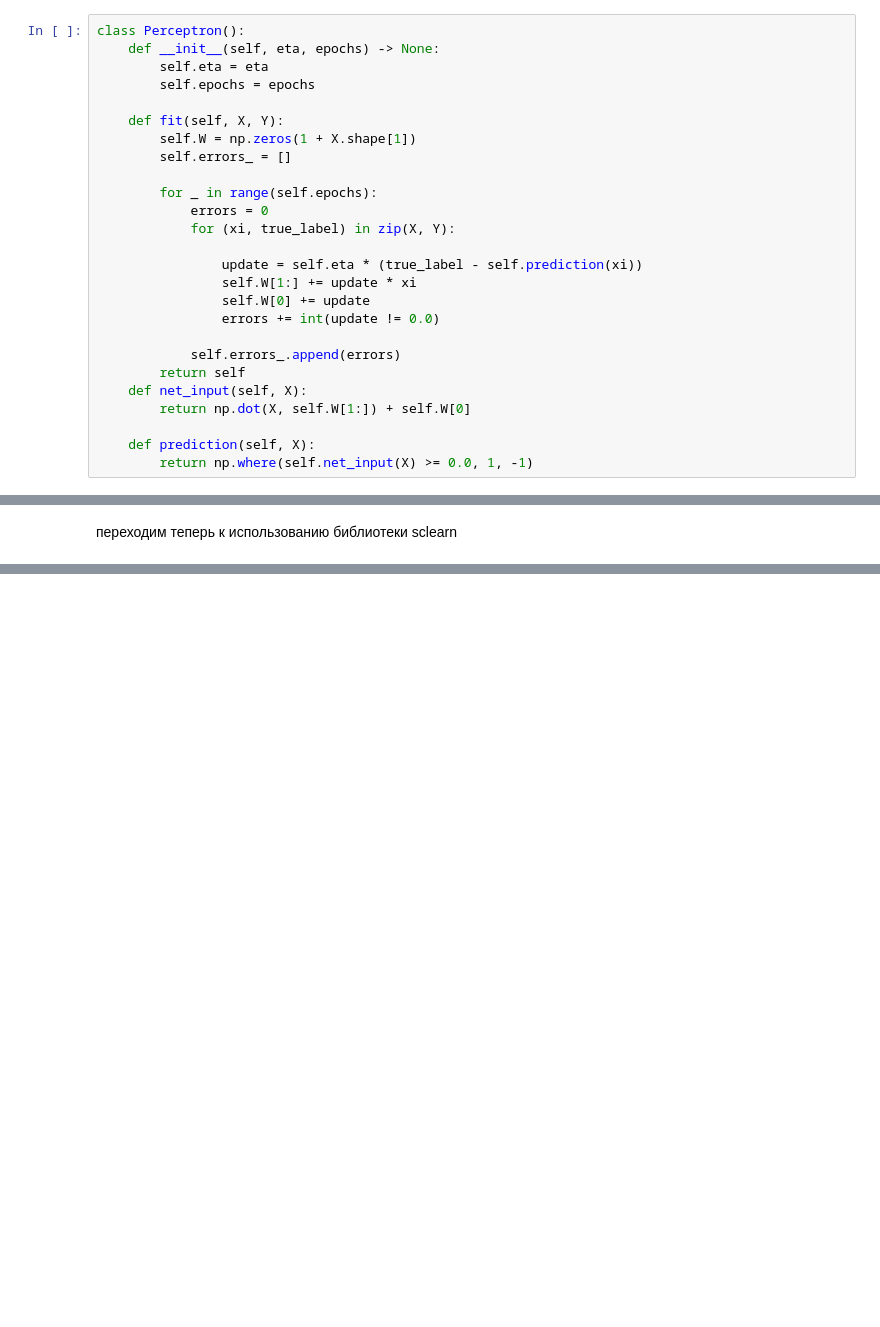
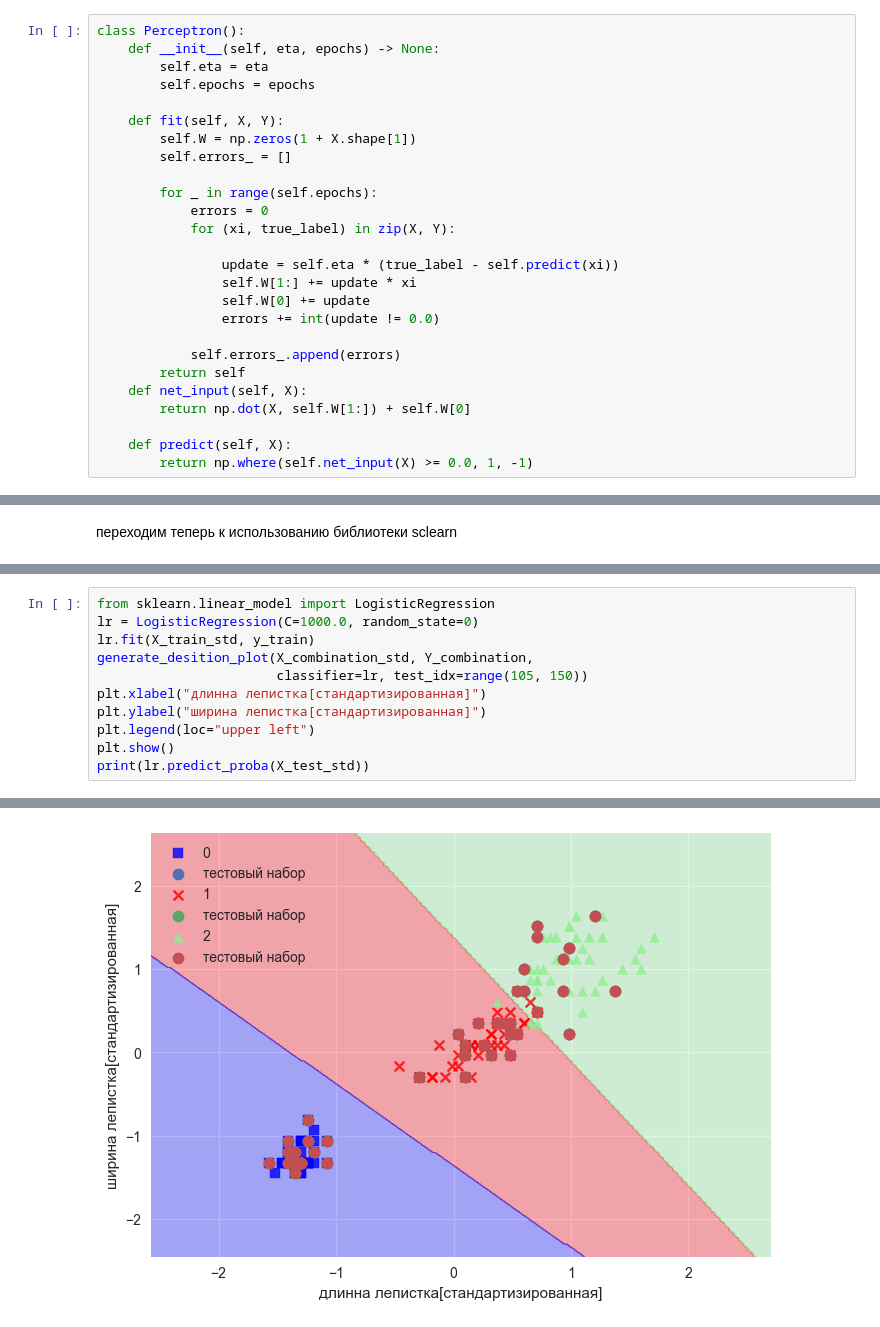
Before and after one commit to Asdergh/Drone_kit, a Jupyter notebook: Untitled-1.ipynb, the cells around one changed output, grey strips where cells are left out. Cells and saved outputs as stored; diff of their text form; blank space fills up the shorter version.

```diff
--- a/Untitled-1.ipynb
+++ b/Untitled-1.ipynb
@@ -29,7 +29,7 @@ class Perceptron():
             errors = 0
             for (xi, true_label) in zip(X, Y):
 
-                update = self.eta * (true_label - self.prediction(xi))
+                update = self.eta * (true_label - self.predict(xi))
                 self.W[1:] += update * xi
                 self.W[0] += update
                 errors += int(update != 0.0)
@@ -39,7 +39,7 @@ class Perceptron():
     def net_input(self, X):
         return np.dot(X, self.W[1:]) + self.W[0]
 
-    def prediction(self, X):
+    def predict(self, X):
         return np.where(self.net_input(X) >= 0.0, 1, -1)
 # %%
 url = "iris.data"
@@ -351,0 +390,12 @@ plt.show()
+# %%
+from sklearn.linear_model import LogisticRegression
+lr = LogisticRegression(C=1000.0, random_state=0)
+lr.fit(X_train_std, y_train)
+generate_desition_plot(X_combination_std, Y_combination,
+                       classifier=lr, test_idx=range(105, 150))
+plt.xlabel("длинна лепистка[стандартизированная]")
+plt.ylabel("ширина лепистка[стандартизированная]")
+plt.legend(loc="upper left")
+plt.show()
+print(lr.predict_proba(X_test_std))
+# %% [output]
@@ -351,0 +413 @@ plt.show()
+[figure, added]
```
Also changed, not shown: parts of 9 cells of this notebook, 3 other files.
